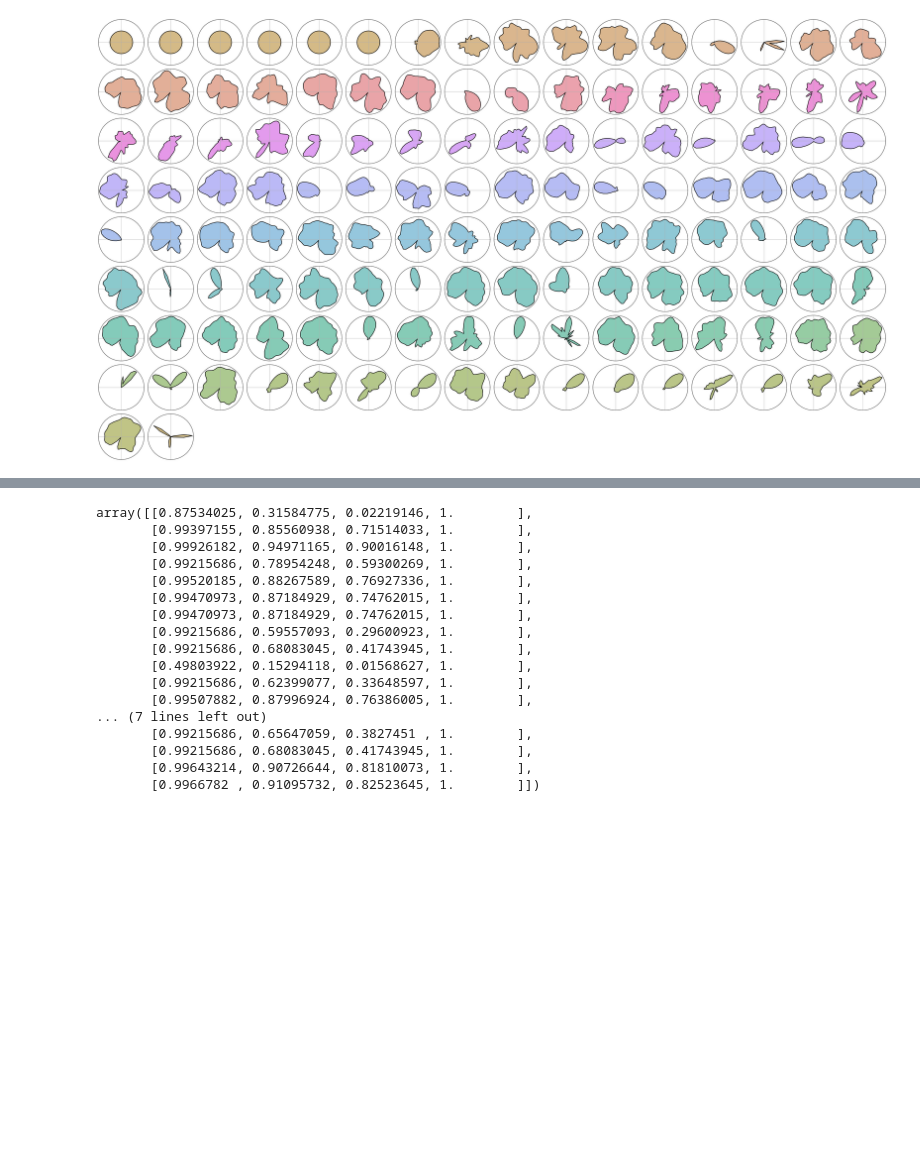
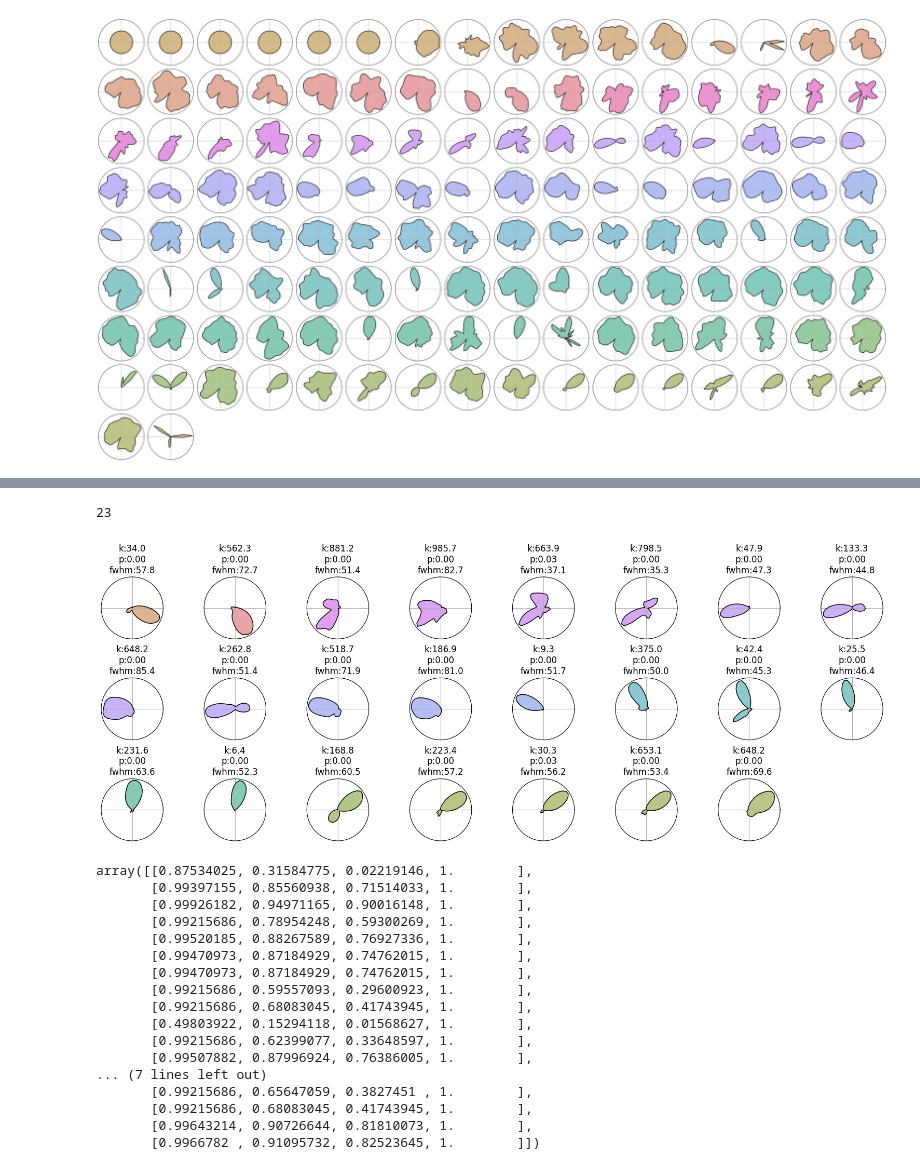
Before and after one commit to Senzai-Lab/nrem_sc, a Jupyter notebook: notebooks/select_hd_cells.ipynb, the cells around one changed output, grey strips where cells are left out. Cells and saved outputs as stored; diff of their text form; code cells hidden in the pictures; blank space fills up the shorter version.

```diff
--- a/notebooks/select_hd_cells.ipynb
+++ b/notebooks/select_hd_cells.ipynb
@@ -251,3 +247,45 @@ plt.savefig(("tcs_hd_info.png"), dpi=320)
+# %%
+hd_spikes = spikes[(spikes['fwhm'] < 90) & (spikes['kappa'] < 1000) & (spikes['p_value'] < 0.05)]
+# hd_spikes = spikes[(spikes['kappa'] < 1000) & (spikes['p_value'] < 0.05)]
+
+angles = np.hstack([tcs.coords["head_direction"], tcs.coords["head_direction"][0]])
+
+sorted_idx = hd_spikes.index[np.argsort(hd_spikes['pref_ang'].values)]
+n_units = len(hd_spikes)
+
+ncols = 8
+nrows = n_units // ncols + 1
+figsize = (ncols*2, nrows*2)
+
+fig, axes = plt.subplots(
+    nrows=nrows, ncols=ncols, figsize=figsize,
+    subplot_kw={'projection': 'polar', 'theta_direction': -1},
+    # gridspec_kw={'wspace': 0.001, 'hspace': 1.5}
+    )
+
+axes = axes.flatten()
+
+for ax in axes:
+    ax.set_visible(False)
+
+for i, n in enumerate(sorted_idx):
+    tuning_curve = np.hstack([tcs.values[n], tcs.values[n][0]])
+    axes[i].plot(angles, tuning_curve, linewidth=1, color='k')
+    axes[i].fill(angles, tuning_curve, color=colors[n], alpha=0.5)
+
+    axes[i].set_visible(True)
+    axes[i].set_yticks([])
+    axes[i].set_xticks([0, np.pi/2, np.pi, 3*np.pi/2])
+    axes[i].set_xticklabels([])
+    axes[i].set_title(f"k:{circ_metadata.loc[n]['kappa']:.1f}\np:{circ_metadata.loc[n]['p_value']:.2f}\nfwhm:{circ_metadata.loc[n]['fwhm']:.1f}", fontsize=12)
+
+print(len(hd_spikes))
+plt.tight_layout()
+plt.savefig(("tcs_hd_fwhm.png"), dpi=320)
+# plt.savefig(("tcs_hd_info.png"), dpi=320)
+# %% [output]
+23
+[figure, added]
 # %%
 from cmap import Colormap
 
```
Also changed, not shown: parts of 8 cells of this notebook, 6 other files.
